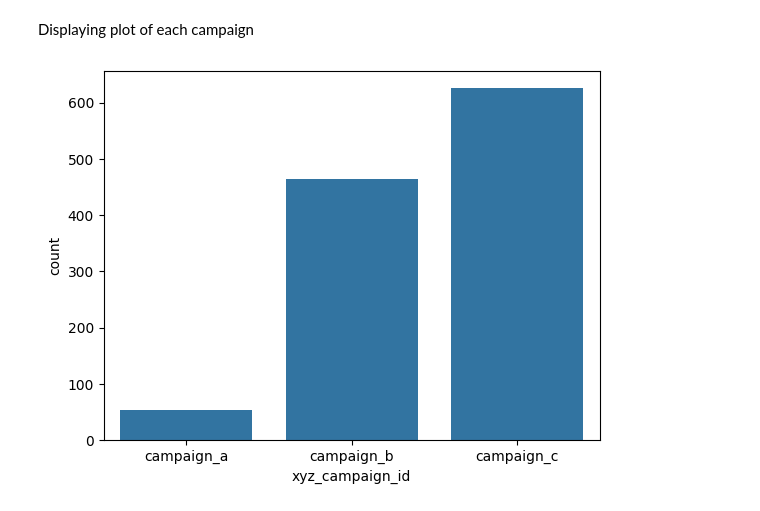
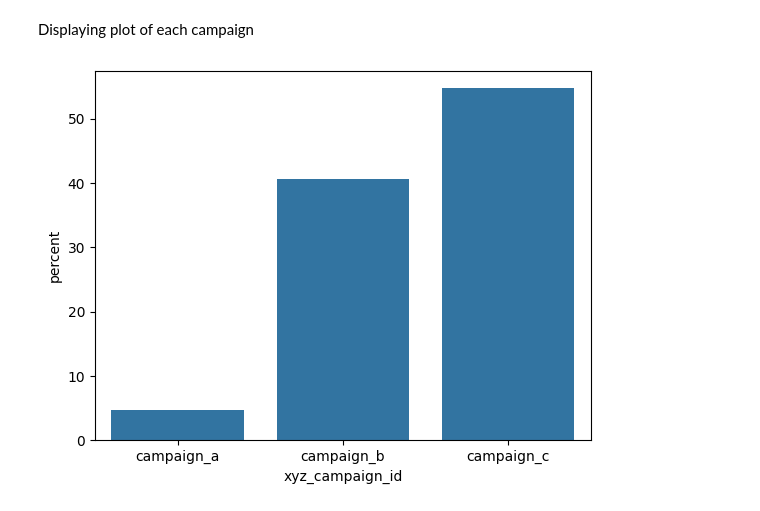
Before and after one commit to joela03/Marketing-EDA, a Jupyter notebook: marketing_eda.ipynb, the cells around one changed output. Drawn from its saved outputs; the diff is of its cells as text; code cells hidden in the pictures.

```diff
--- a/marketing_eda.ipynb
+++ b/marketing_eda.ipynb
@@ -93,7 +93,7 @@ For example, when doing 'df[col].method(value, inplace=True)', try using 'df.met
 # %% [markdown]
 Displaying plot of each campaign
 # %%
-sns.countplot(x = 'xyz_campaign_id', data = df)
+sns.countplot(x = 'xyz_campaign_id', data = df, stat = "percent")
 plt.show()
 # %% [output]
-[figure, old version]
+[figure, new version]
```
Also changed, not shown: parts of 9 cells of this notebook.
